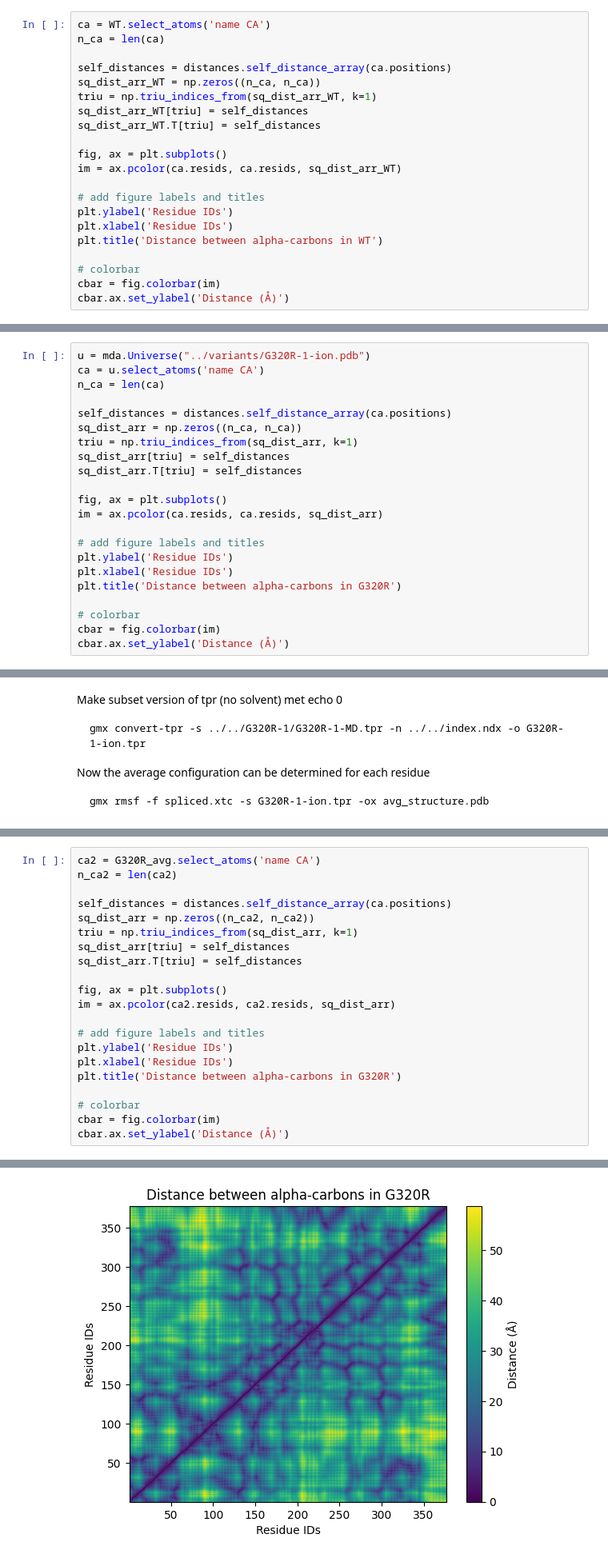
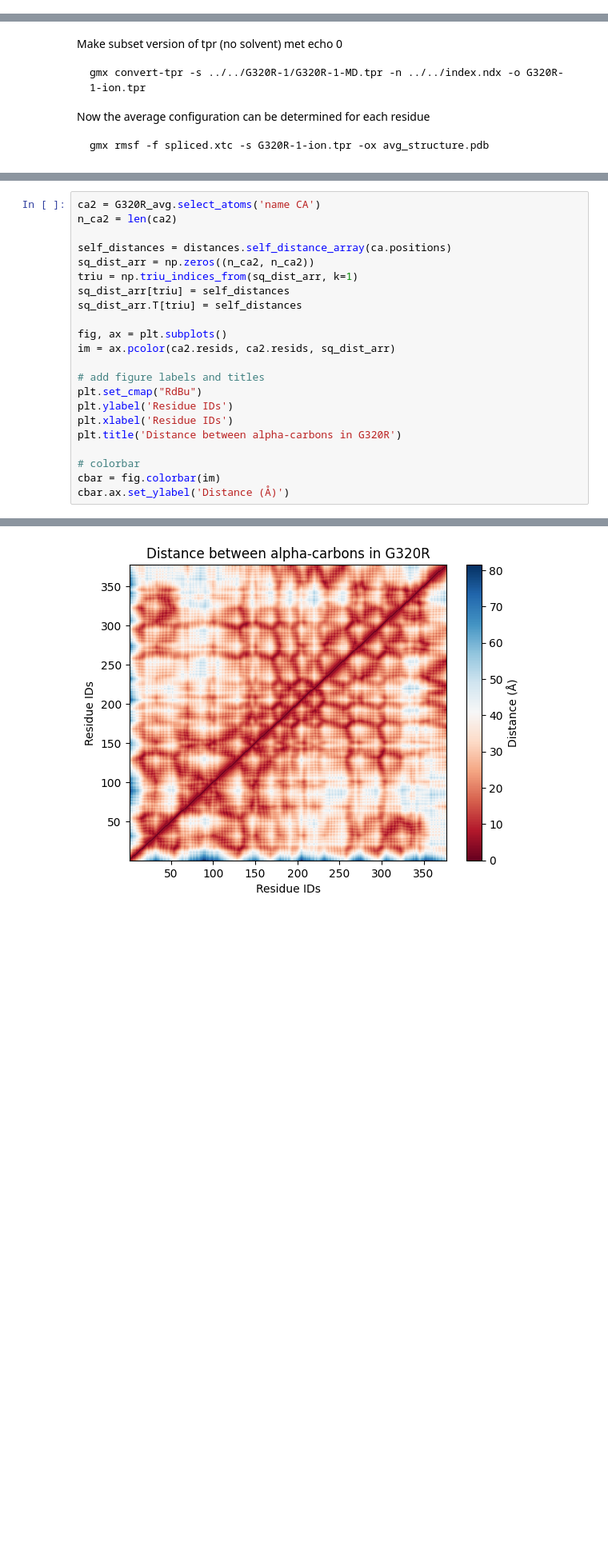
Before and after one commit to YamilaTimmer/molecular-dynamics-HDAC8, a Jupyter notebook: molecular-dynamics-HDAC8.ipynb, the cells around one changed output, grey strips where cells are left out. Shown at 80% size. Drawn from its saved outputs; the diff is of its cells as text; blank space fills up the shorter version.

```diff
--- a/molecular-dynamics-HDAC8.ipynb
+++ b/molecular-dynamics-HDAC8.ipynb
@@ -296,21 +295,0 @@ Mutation H180R seems to be the closest to the active site, with 5.8Å and H334R
-# %%
-ca = WT.select_atoms('name CA')
-n_ca = len(ca)
-
-self_distances = distances.self_distance_array(ca.positions)
-sq_dist_arr_WT = np.zeros((n_ca, n_ca))
-triu = np.triu_indices_from(sq_dist_arr_WT, k=1)
-sq_dist_arr_WT[triu] = self_distances
-sq_dist_arr_WT.T[triu] = self_distances
-
-fig, ax = plt.subplots()
-im = ax.pcolor(ca.resids, ca.resids, sq_dist_arr_WT)
-
-# add figure labels and titles
-plt.ylabel('Residue IDs')
-plt.xlabel('Residue IDs')
-plt.title('Distance between alpha-carbons in WT')
-
-# colorbar
-cbar = fig.colorbar(im)
-cbar.ax.set_ylabel('Distance (Å)')
@@ -392,25 +368,3 @@ https://userguide.mdanalysis.org/stable/examples/analysis/distances_and_contacts
 The catalytic machinery lies at the end of the hydrophobic tunnel. The centerpiece of this region is a zinc ion that is bound to carboxylate oxygens of D178 and D267, and to the Nδ1 atom of H180
 
 https://www.cell.com/structure/fulltext/S0969-2126(04)00159-5?_returnURL=https%3A%2F%2Flinkinghub.elsevier.com%2Fretrieve%2Fpii%2FS0969212604001595%3Fshowall%3Dtrue info over structuren
-# %%
-u = mda.Universe("../variants/G320R-1-ion.pdb")
-ca = u.select_atoms('name CA')
-n_ca = len(ca)
-
-self_distances = distances.self_distance_array(ca.positions)
-sq_dist_arr = np.zeros((n_ca, n_ca))
-triu = np.triu_indices_from(sq_dist_arr, k=1)
-sq_dist_arr[triu] = self_distances
-sq_dist_arr.T[triu] = self_distances
-
-fig, ax = plt.subplots()
-im = ax.pcolor(ca.resids, ca.resids, sq_dist_arr)
-
-# add figure labels and titles
-plt.ylabel('Residue IDs')
-plt.xlabel('Residue IDs')
-plt.title('Distance between alpha-carbons in G320R')
-
-# colorbar
-cbar = fig.colorbar(im)
-cbar.ax.set_ylabel('Distance (Å)')
@@ -478,27 +413,28 @@ Text(0, 0.5, 'Distance (Å)')
 # %%
 ca2 = G320R_avg.select_atoms('name CA')
 n_ca2 = len(ca2)
 
 self_distances = distances.self_distance_array(ca.positions)
 sq_dist_arr = np.zeros((n_ca2, n_ca2))
 triu = np.triu_indices_from(sq_dist_arr, k=1)
 sq_dist_arr[triu] = self_distances
 sq_dist_arr.T[triu] = self_distances
 
 fig, ax = plt.subplots()
 im = ax.pcolor(ca2.resids, ca2.resids, sq_dist_arr)
 
 # add figure labels and titles
+plt.set_cmap("RdBu")
 plt.ylabel('Residue IDs')
 plt.xlabel('Residue IDs')
 plt.title('Distance between alpha-carbons in G320R')
 
 # colorbar
 cbar = fig.colorbar(im)
 cbar.ax.set_ylabel('Distance (Å)')
 # %% [output]
 Text(0, 0.5, 'Distance (Å)')
-[figure, old version]
+[figure, new version]
 # %% [markdown]
 It difficult to determine the difference in distance between alpha carbons between WT and G320R, as alpha carbons are more stabile and thus will likely not be that affected by a mutation. For this reason we will look at the delta distance between alpha carbons between the two variants.
 # %%
```
Also changed, not shown: parts of 29 cells of this notebook, 3 other files.
